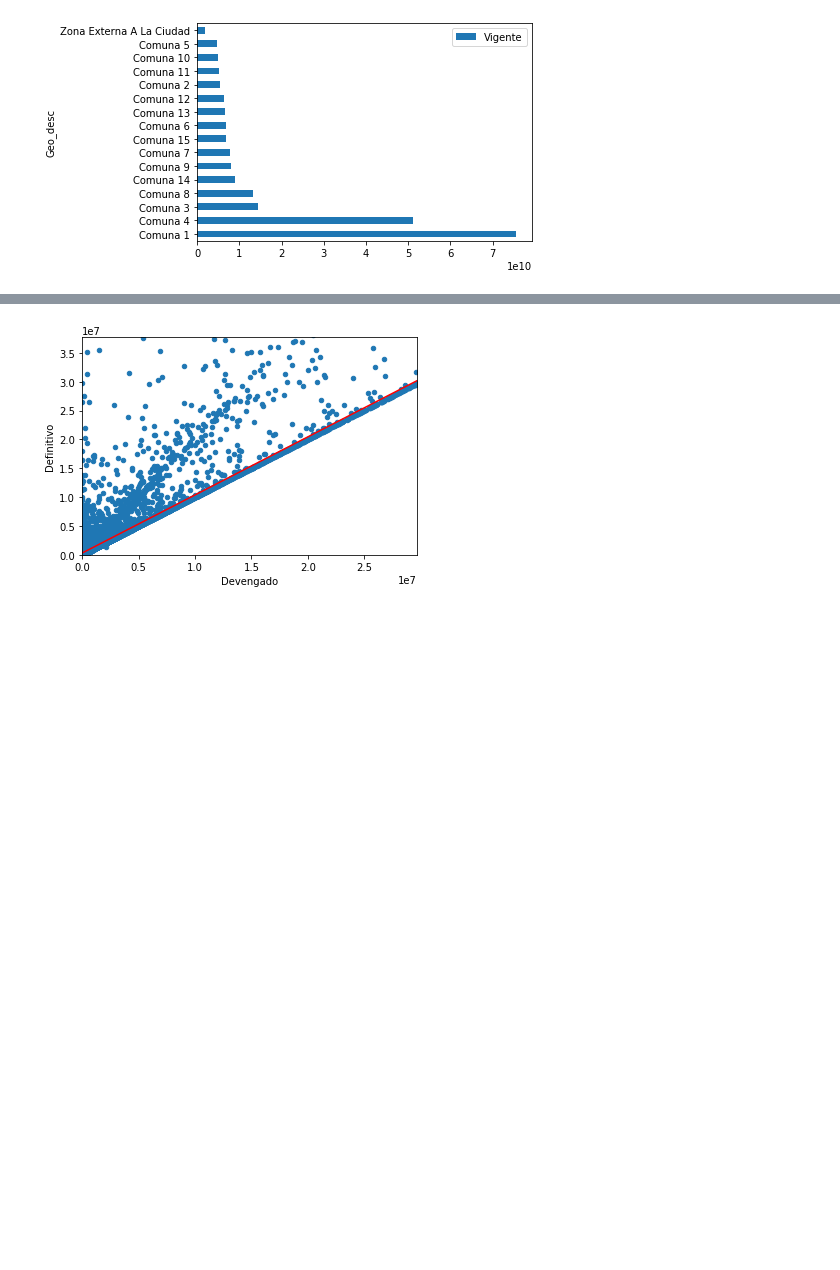
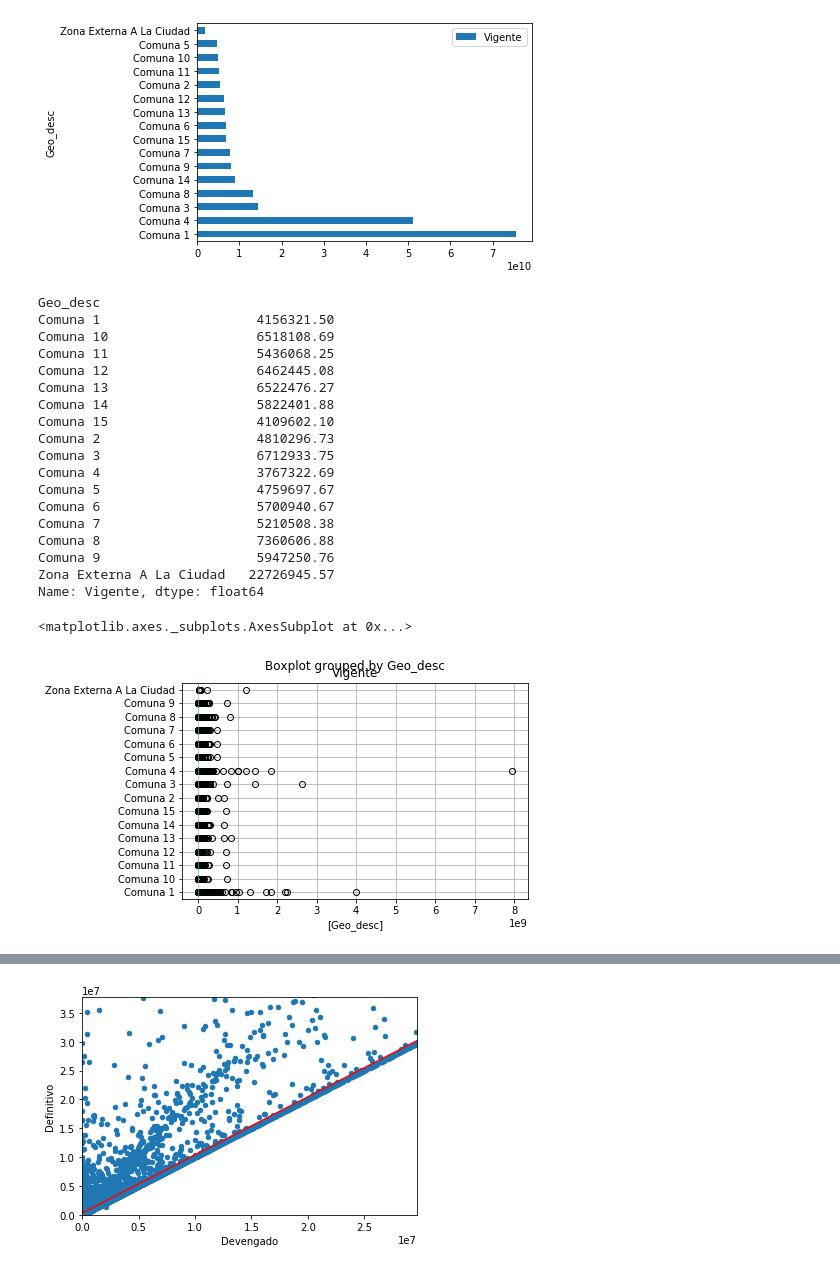
Before and after one commit to TenStrings/calidad-de-datos, a Jupyter notebook: aproximacion-a-la-calidad/tp1/tp1.ipynb, the cells around one changed output, grey strips where cells are left out. Saved outputs shown, nothing was run; the diff lists cells and outputs as text; code cells hidden in the pictures; blank space fills up the shorter version.

```diff
--- a/aproximacion-a-la-calidad/tp1/tp1.ipynb
+++ b/aproximacion-a-la-calidad/tp1/tp1.ipynb
@@ -136,6 +132,36 @@ plt.savefig("Geo_desc-Vigente.png", bbox_inches='tight')
 # Total Vigente por Geo_desc
 # %% [output]
 [figure]
+# %%
+# Análisis bivariado categorica - numérica
+x = 'Geo_desc'
+y = 'Vigente'
+
+print(data[[x, y]].groupby(x)[y].mean())
+
+data[[x, y]].boxplot(by=x, vert=False)
+# TODO: clean/remove outliers/zoom in
+# %% [output]
+Geo_desc
+Comuna 1                    4156321.50
+Comuna 10                   6518108.69
+Comuna 11                   5436068.25
+Comuna 12                   6462445.08
+Comuna 13                   6522476.27
+Comuna 14                   5822401.88
+Comuna 15                   4109602.10
+Comuna 2                    4810296.73
+Comuna 3                    6712933.75
+Comuna 4                    3767322.69
+Comuna 5                    4759697.67
+Comuna 6                    5700940.67
+Comuna 7                    5210508.38
+Comuna 8                    7360606.88
+Comuna 9                    5947250.76
+Zona Externa A La Ciudad   22726945.57
+Name: Vigente, dtype: float64
+<matplotlib.axes._subplots.AxesSubplot at 0x...>
+[figure, added]
 # %%
 # take two variables and make a dispersion plot with a linear fit on top
 def dispersion_graph(x, y, limit_quantile = 1.0, save_img = False):
```
Also changed, not shown: parts of 9 cells of this notebook.
